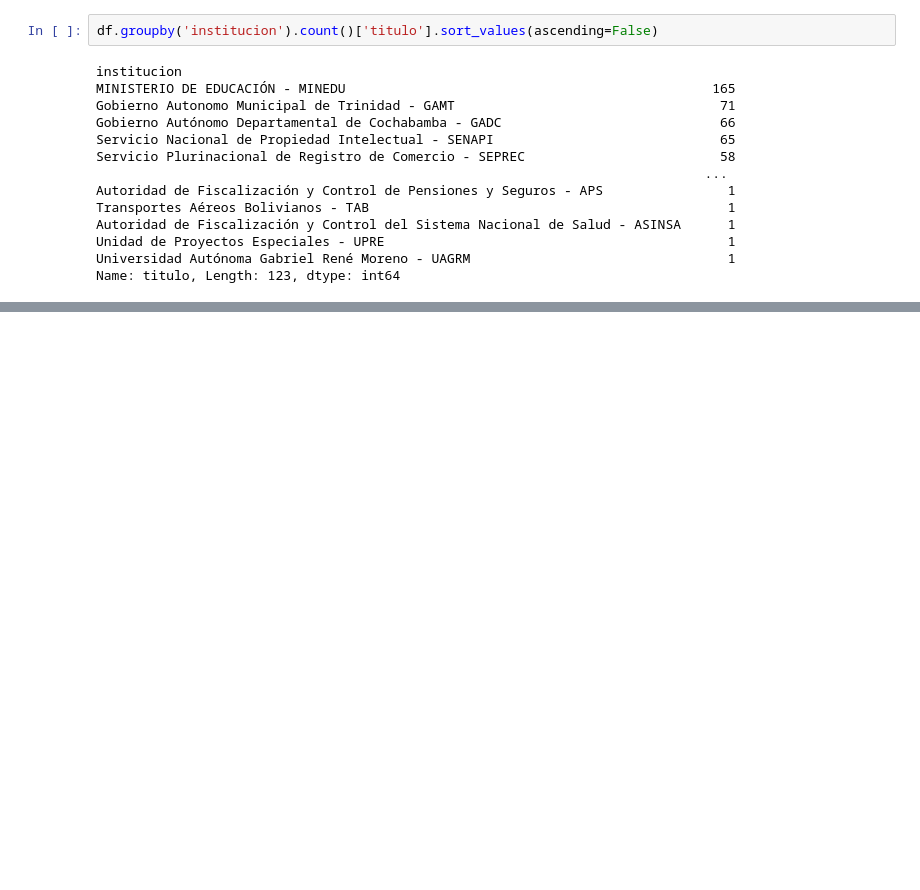
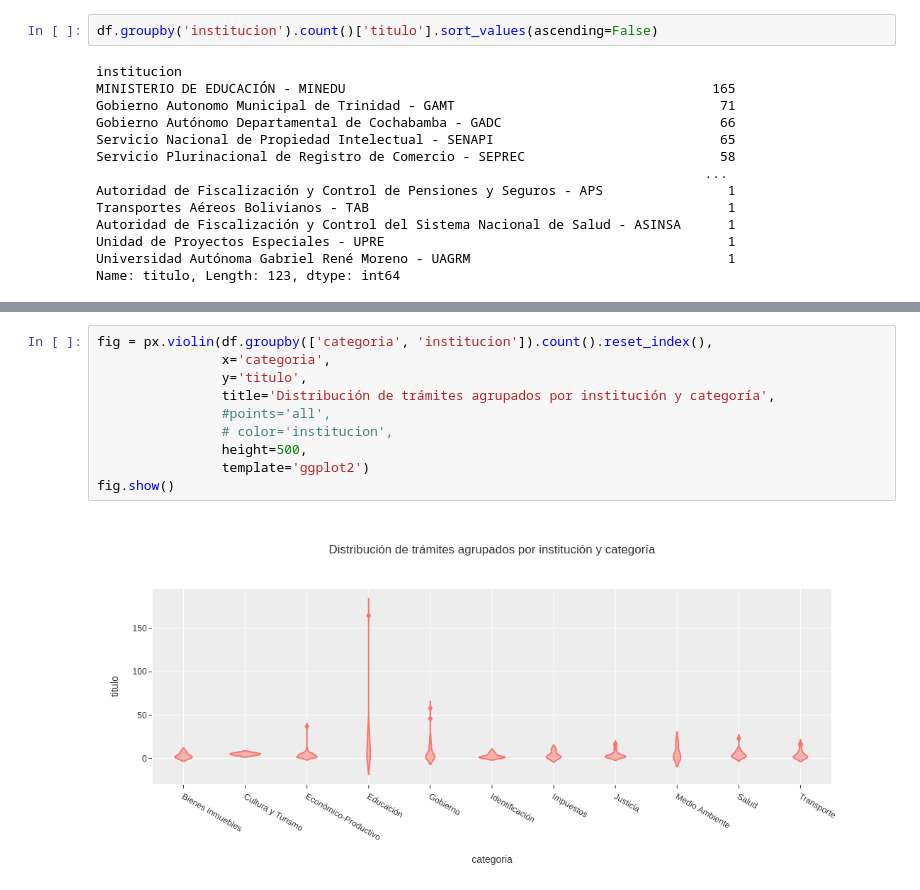
Before and after one commit to strymsg/gob.bo, a Jupyter notebook: notebooks/análisis1.ipynb, the cells around one changed output, grey strips where cells are left out. Drawn from its saved outputs; the diff is of its cells as text; blank space fills up the shorter version.

```diff
--- a/notebooks/análisis1.ipynb
+++ b/notebooks/análisis1.ipynb
@@ -183,0 +252,12 @@ df[df['institucion']=='Agencia de Gobierno Electrónico y Tecnologías de la Inf
+# %%
+fig = px.violin(df.groupby(['categoria', 'institucion']).count().reset_index(),
+                x='categoria',
+                y='titulo',
+                title='Distribución de trámites agrupados por institución y categoría',
+                #points='all',
+                # color='institucion',
+                height=500,
+                template='ggplot2')
+fig.show()
+# %% [output]
+[figure, added]
```
Also changed, not shown: parts of 37 cells of this notebook, 2 other files.
